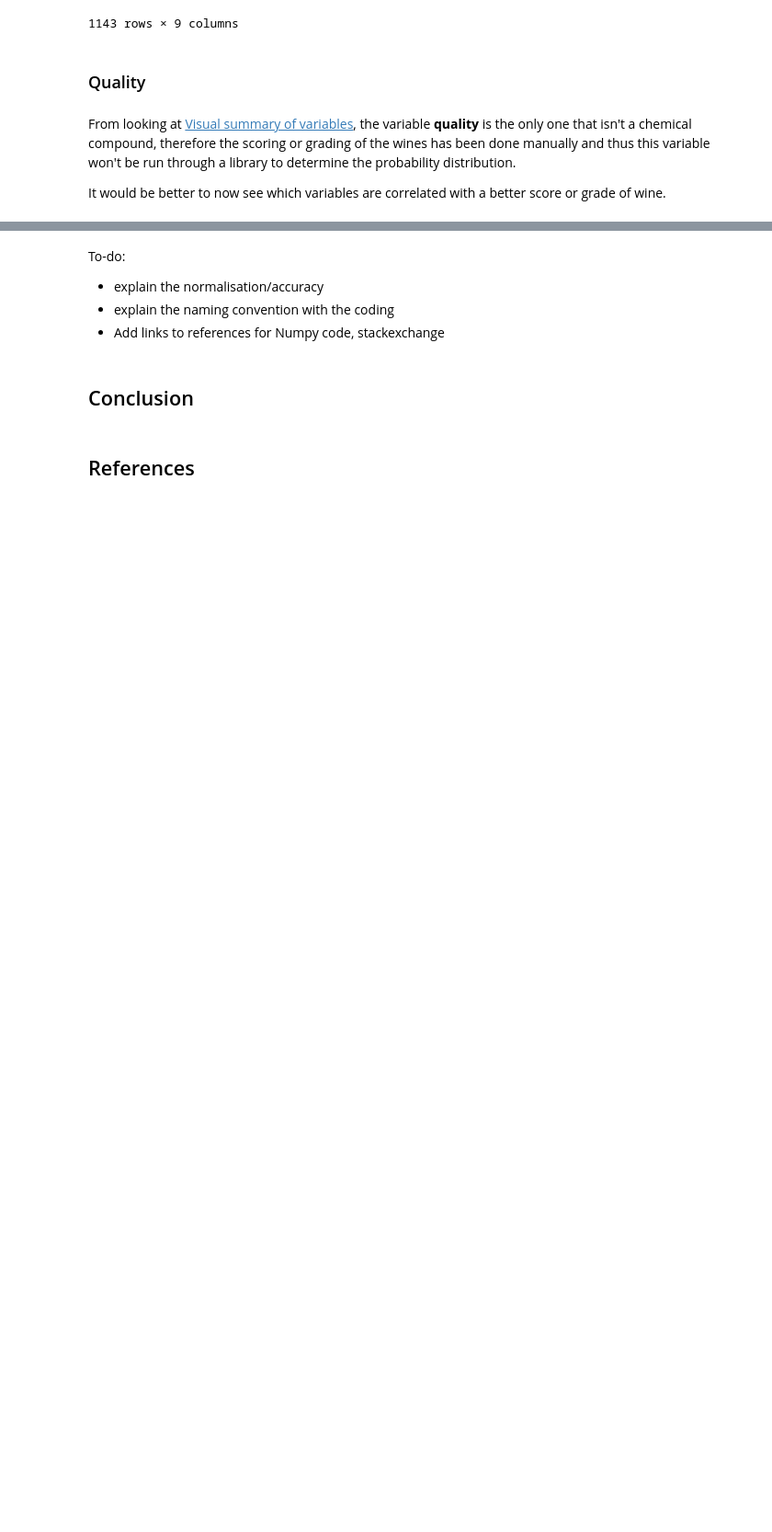
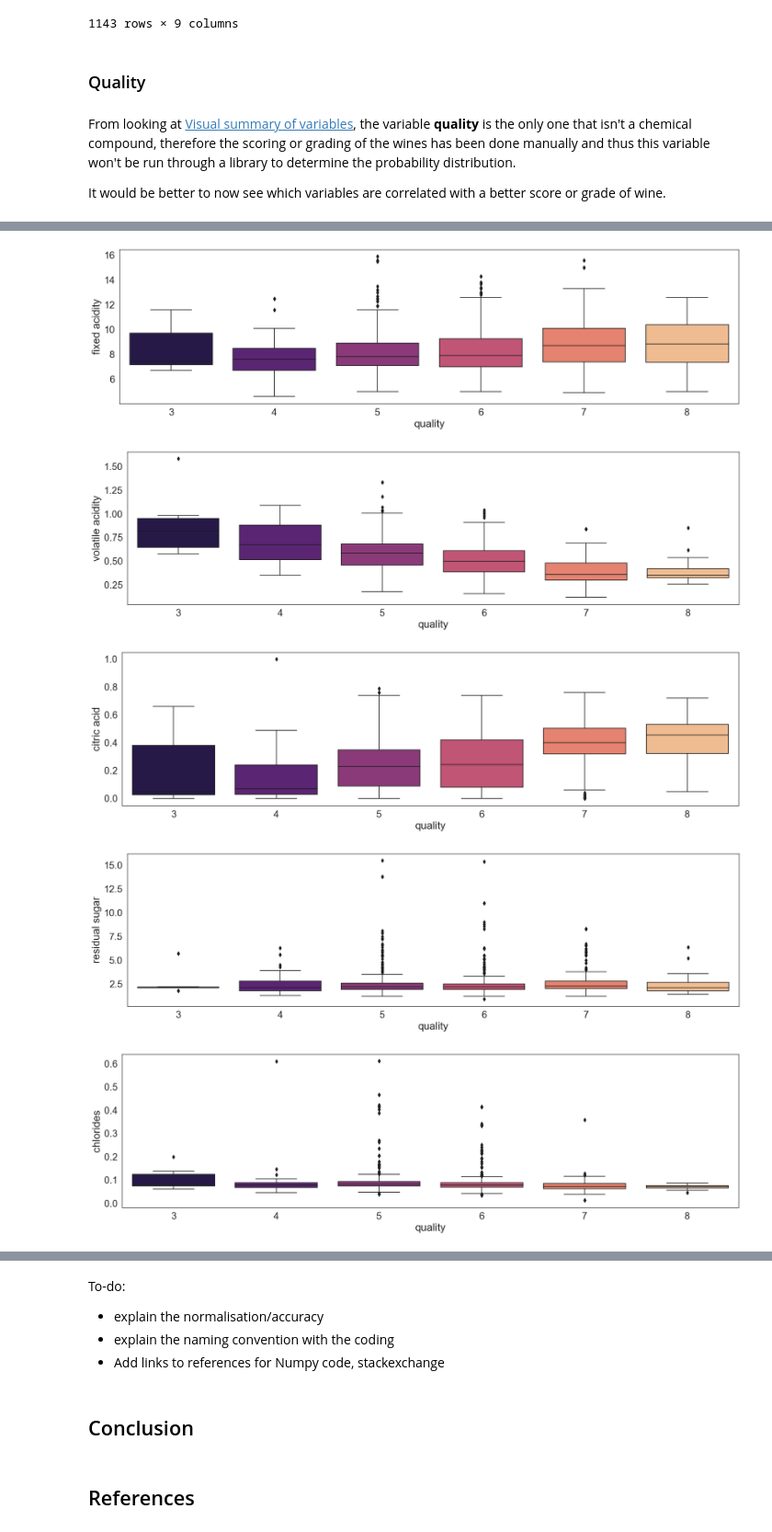
Before and after one commit to fabiofabrizi/PfDA_Project, a Jupyter notebook: PfDA_Project_Notebook.ipynb, the cells around one changed output, grey strips where cells are left out. Shown at 92% size. Saved outputs shown, nothing was run; the diff lists cells and outputs as text; code cells hidden in the pictures; blank space fills up the shorter version.

```diff
--- a/PfDA_Project_Notebook.ipynb
+++ b/PfDA_Project_Notebook.ipynb
@@ -1387,0 +1435,14 @@ It would be better to now see which variables are correlated with a better score
+# %%
+# Print out plots of each variable (column header) along with
+# KDE superimposed
+for variable in wine_variables:
+    sns.set_context("paper", font_scale=2)
+    plt.figure(figsize=(20, 5))
+    sns.boxplot(x=df['quality'], y=df[variable], palette='magma')
+    #plt.show()
+# %% [output]
+[figure, added]
+[figure, added]
+[figure, added]
+[figure, added]
+[figure, added]
```
Also changed, not shown: parts of 12 cells of this notebook.
